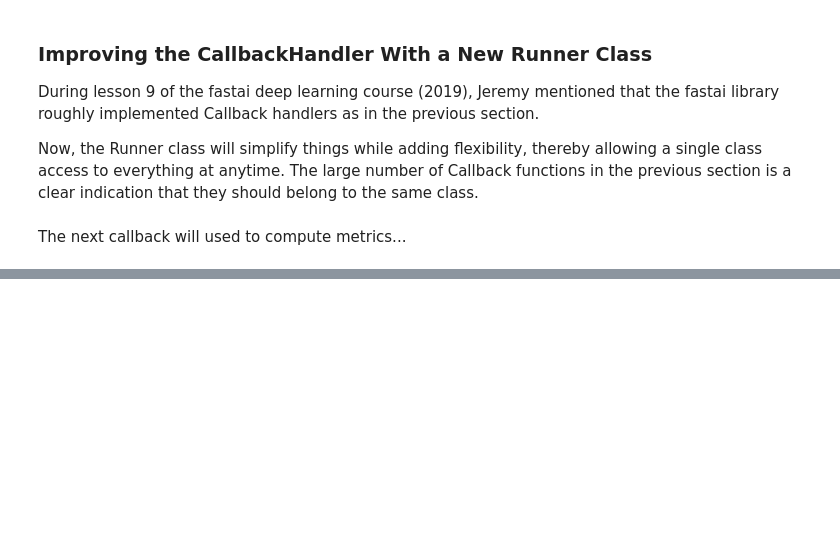
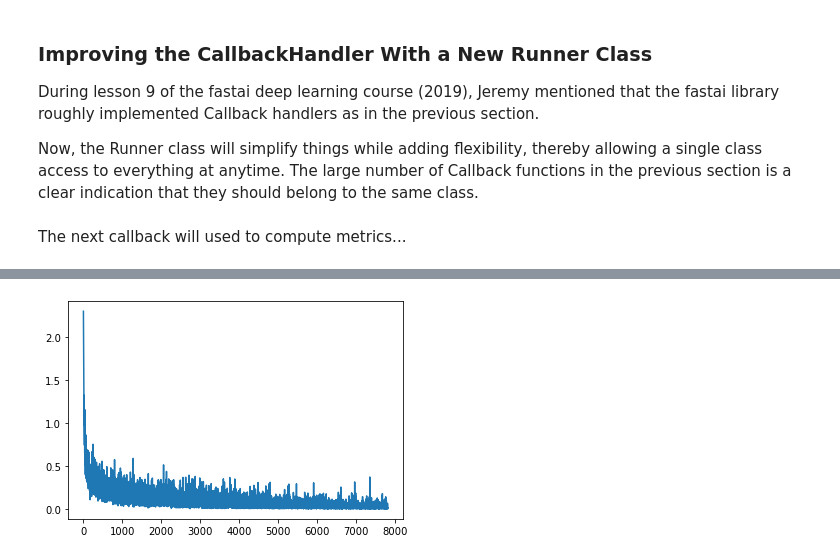
Before and after one commit to bachaudhry/fastai_test_implement, a Jupyter notebook: pytorch_NN_mechanics/Callbacks_runner_annealing.ipynb, the cells around one changed output, grey strips where cells are left out. Saved outputs shown, nothing was run; the diff lists cells and outputs as text; code cells hidden in the pictures; blank space fills up the shorter version.

```diff
--- a/pytorch_NN_mechanics/Callbacks_runner_annealing.ipynb
+++ b/pytorch_NN_mechanics/Callbacks_runner_annealing.ipynb
@@ -460,0 +664,5 @@ run.avg_stats.valid_stats.avg_stats
+# %%
+# Plotting losses
+run.recorder.plot_loss();
+# %% [output]
+[figure, added]
```
Also changed, not shown: parts of 34 cells of this notebook.
